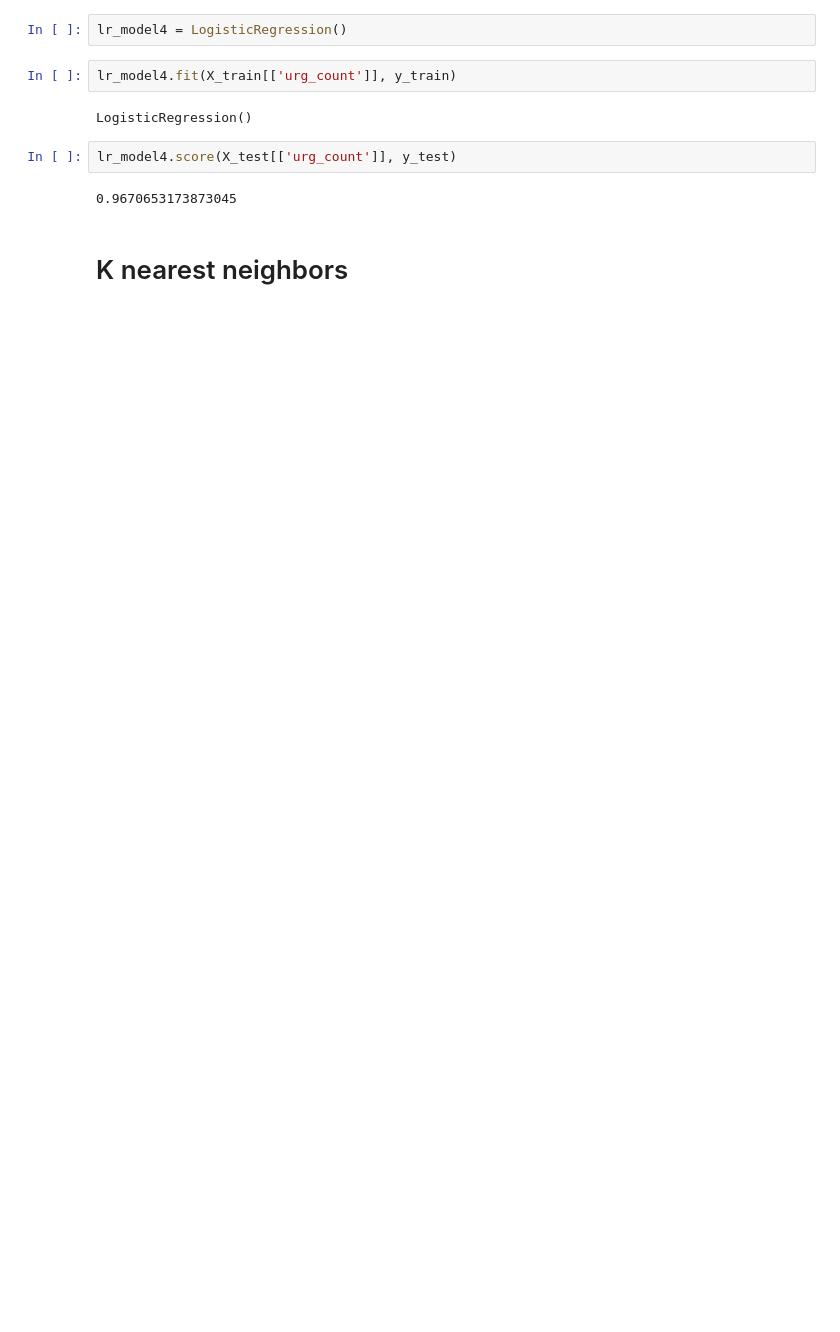
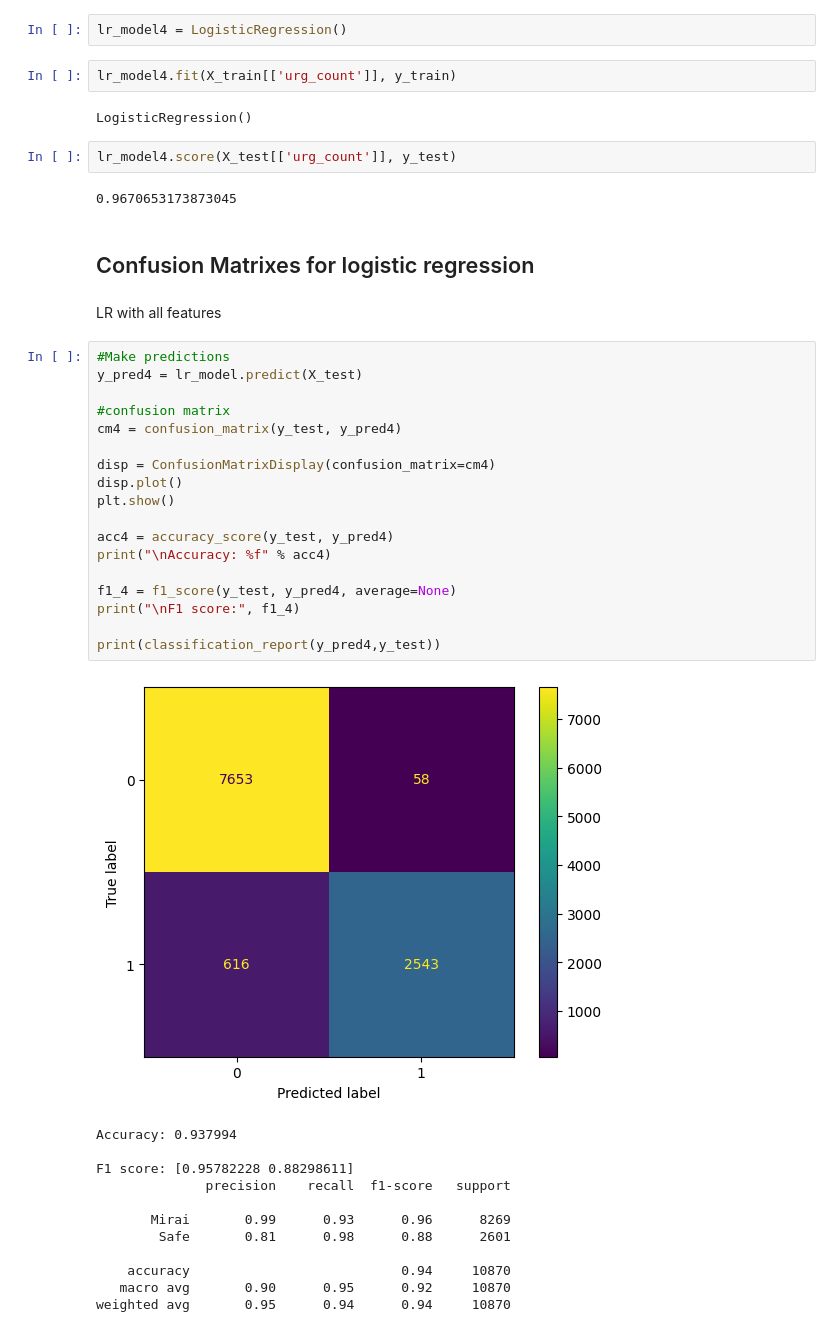
Before and after one commit to Antech15/LAEP-Project, a Jupyter notebook: LAEP_Project.ipynb, the cells around one changed output. Drawn from its saved outputs; the diff is of its cells as text; blank space fills up the shorter version.

Commit message:
Fixes + matrixes

```diff
--- a/LAEP_Project.ipynb
+++ b/LAEP_Project.ipynb
@@ -571,5 +582,38 @@ LogisticRegression()
 lr_model4.score(X_test[['urg_count']], y_test)
 # %% [output]
 0.9670653173873045
-# %% [markdown]
-# K nearest neighbors
+# %% [markdown]
+## Confusion Matrixes for logistic regression
+# %% [markdown]
+LR with all features
+# %%
+#Make predictions
+y_pred4 = lr_model.predict(X_test)
+
+#confusion matrix
+cm4 = confusion_matrix(y_test, y_pred4)
+
+disp = ConfusionMatrixDisplay(confusion_matrix=cm4)
+disp.plot()
+plt.show()
+
+acc4 = accuracy_score(y_test, y_pred4)
+print("\nAccuracy: %f" % acc4)
+
+f1_4 = f1_score(y_test, y_pred4, average=None)
+print("\nF1 score:", f1_4)
+
+print(classification_report(y_pred4,y_test))
+# %% [output]
+[figure, added]
+Accuracy: 0.937994
+
+F1 score: [0.95782228 0.88298611]
+              precision    recall  f1-score   support
+
+       Mirai       0.99      0.93      0.96      8269
+        Safe       0.81      0.98      0.88      2601
+
+    accuracy                           0.94     10870
+   macro avg       0.90      0.95      0.92     10870
+weighted avg       0.95      0.94      0.94     10870
```
Also changed, not shown: parts of 28 cells of this notebook.
